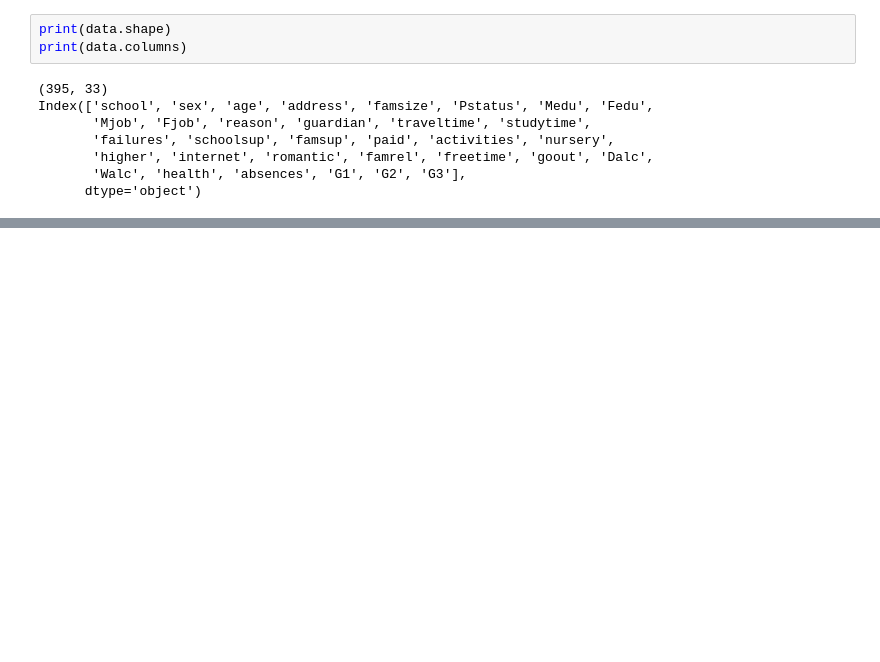
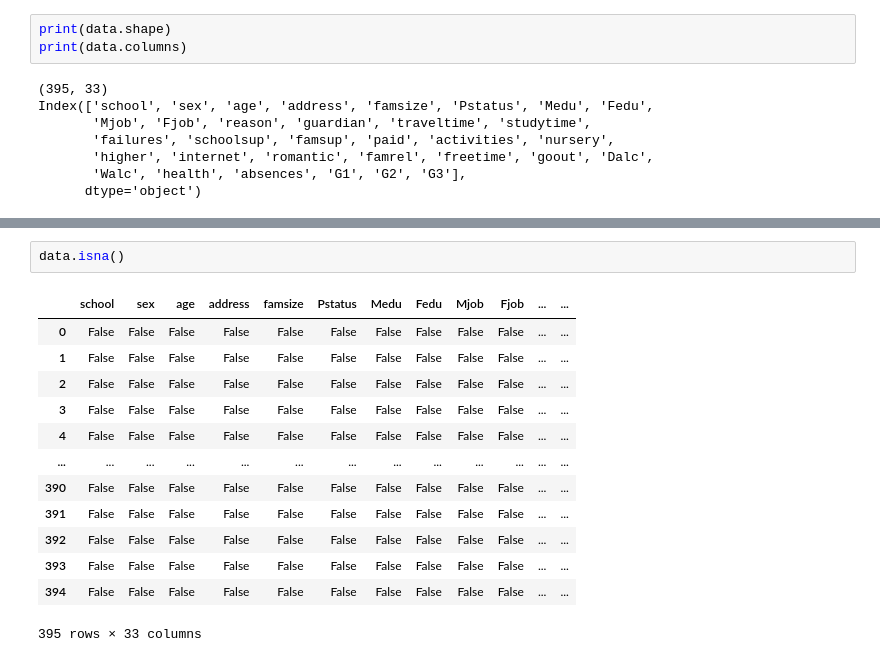
Before and after one commit to NikitinDS/ML_HomeWork1, a Jupyter notebook: ML_Homework1.ipynb, the cells around one changed output, grey strips where cells are left out. Cells and saved outputs as stored; diff of their text form; blank space fills up the shorter version.

```diff
--- a/ML_Homework1.ipynb
+++ b/ML_Homework1.ipynb
@@ -108,0 +84,16 @@ pass
+# %%
+data.isna()
+# %% [output]
+|  | school | sex | age | address | famsize | Pstatus | Medu | Fedu | Mjob | Fjob | ... | ... |
+| 0 | False | False | False | False | False | False | False | False | False | False | ... | ... |
+| 1 | False | False | False | False | False | False | False | False | False | False | ... | ... |
+| 2 | False | False | False | False | False | False | False | False | False | False | ... | ... |
+| 3 | False | False | False | False | False | False | False | False | False | False | ... | ... |
+| 4 | False | False | False | False | False | False | False | False | False | False | ... | ... |
+| ... | ... | ... | ... | ... | ... | ... | ... | ... | ... | ... | ... | ... |
+| 390 | False | False | False | False | False | False | False | False | False | False | ... | ... |
+| 391 | False | False | False | False | False | False | False | False | False | False | ... | ... |
+| 392 | False | False | False | False | False | False | False | False | False | False | ... | ... |
+| 393 | False | False | False | False | False | False | False | False | False | False | ... | ... |
+| 394 | False | False | False | False | False | False | False | False | False | False | ... | ... |
+395 rows × 33 columns
```
Also changed, not shown: parts of 43 cells of this notebook.
